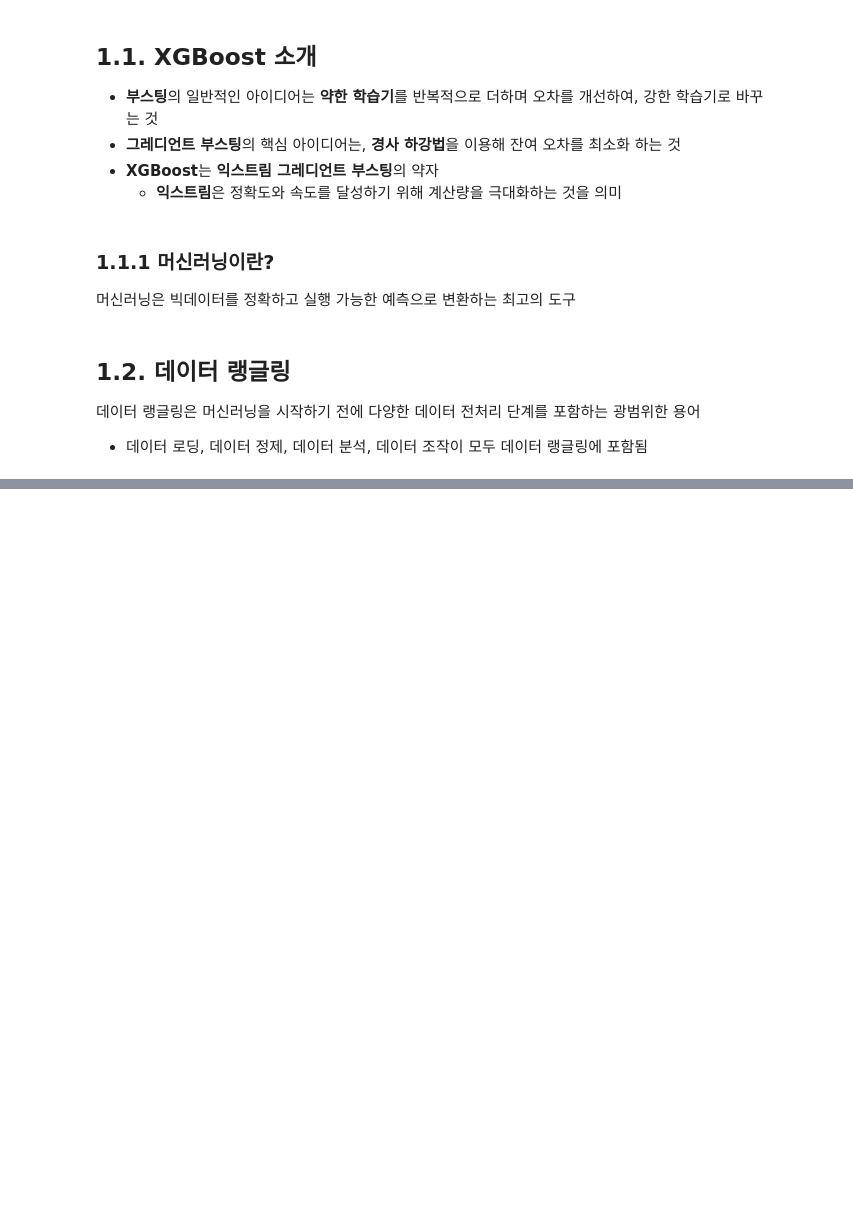
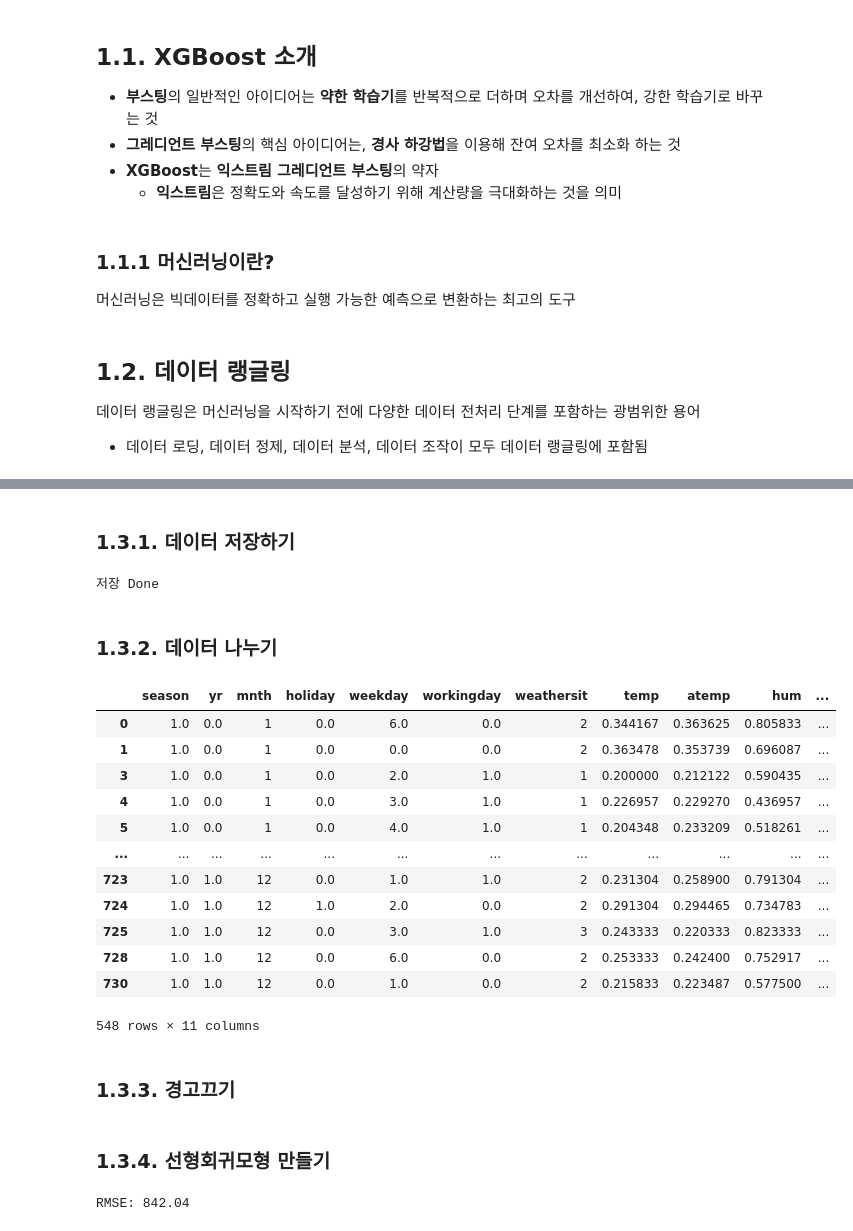
Before and after one commit to jisy2718/ML, a Jupyter notebook: xgboost/Ch01_머신러닝개요/Ch01.머신러닝개요.ipynb, the cells around one changed output, grey strips where cells are left out. Drawn from its saved outputs; the diff is of its cells as text; code cells hidden in the pictures; blank space fills up the shorter version.

```diff
--- a/xgboost/Ch01_머신러닝개요/Ch01.머신러닝개요.ipynb
+++ b/xgboost/Ch01_머신러닝개요/Ch01.머신러닝개요.ipynb
@@ -24,0 +217,4 @@
+# %%
+# 3. yr 결측치처리
+df_bikes['yr'] = df_bikes['yr'].fillna(df_bikes['dteday'].apply(lambda x: x.year - 2011))
+df_bikes.tail()
@@ -24,0 +234,42 @@
+# %% [markdown]
+### 1.3.1. 데이터 저장하기
+# %%
+df_bikes = df_bikes.drop(['registered','casual'],axis=1)
+df_bikes.to_csv('./bike_rentals_cleaned.csv', index=False)
+print('저장 Done')
+# %% [output]
+저장 Done
+# %% [markdown]
+### 1.3.2. 데이터 나누기
+# %%
+# X와 y로 데이터를 나눕니다.
+X = df_bikes.drop(['instant','dteday','cnt'], axis=1)
+y = df_bikes.loc[:,'cnt']
+
+# train_test_split 함수를 임포트합니다.
+from sklearn.model_selection import train_test_split
+
+
+# 데이터를 훈련 세트와 테스트 세트로 나눕니다.
+X_train, X_test, y_train, y_test = train_test_split(X, y, random_state=42)
+
+X_train = X_train.sort_index()
+y_train = y_train.sort_index()
+# %%
+X_train
+# %% [output]
+|  | season | yr | mnth | holiday | weekday | workingday | weathersit | temp | atemp | hum | ... |
+| 0 | 1.0 | 0.0 | 1 | 0.0 | 6.0 | 0.0 | 2 | 0.344167 | 0.363625 | 0.805833 | ... |
+| 1 | 1.0 | 0.0 | 1 | 0.0 | 0.0 | 0.0 | 2 | 0.363478 | 0.353739 | 0.696087 | ... |
+| 3 | 1.0 | 0.0 | 1 | 0.0 | 2.0 | 1.0 | 1 | 0.200000 | 0.212122 | 0.590435 | ... |
+| 4 | 1.0 | 0.0 | 1 | 0.0 | 3.0 | 1.0 | 1 | 0.226957 | 0.229270 | 0.436957 | ... |
+| 5 | 1.0 | 0.0 | 1 | 0.0 | 4.0 | 1.0 | 1 | 0.204348 | 0.233209 | 0.518261 | ... |
+| ... | ... | ... | ... | ... | ... | ... | ... | ... | ... | ... | ... |
+| 723 | 1.0 | 1.0 | 12 | 0.0 | 1.0 | 1.0 | 2 | 0.231304 | 0.258900 | 0.791304 | ... |
+| 724 | 1.0 | 1.0 | 12 | 1.0 | 2.0 | 0.0 | 2 | 0.291304 | 0.294465 | 0.734783 | ... |
+| 725 | 1.0 | 1.0 | 12 | 0.0 | 3.0 | 1.0 | 3 | 0.243333 | 0.220333 | 0.823333 | ... |
+| 728 | 1.0 | 1.0 | 12 | 0.0 | 6.0 | 0.0 | 2 | 0.253333 | 0.242400 | 0.752917 | ... |
+| 730 | 1.0 | 1.0 | 12 | 0.0 | 1.0 | 0.0 | 2 | 0.215833 | 0.223487 | 0.577500 | ... |
+548 rows × 11 columns
+# %% [markdown]
+### 1.3.3. 경고끄기
@@ -24,0 +283,31 @@
+# %% [markdown]
+### 1.3.4. 선형회귀모형 만들기
+# %%
+# LinearRegression 클래스를 임포트합니다.
+from sklearn.linear_model import LinearRegression
+
+# LinearRegression 모델 객체를 만듭니다.
+lin_reg = LinearRegression()
+
+# 훈련 데이터로 lin_reg 객체를 훈련합니다.
+lin_reg.fit(X_train, y_train)
+
+# lin_reg 객체를 사용해 X_test에 대한 예측값을 만듭니다.
+y_pred = lin_reg.predict(X_test)
+
+# mean_squared_error 함수를 임포트합니다.
+from sklearn.metrics import mean_squared_error
+
+# numpy를 임포트합니다.
+import numpy as np
+
+# mean_squared_error 함수로 평균 제곱 오차를 계산합니다.
+mse = mean_squared_error(y_test, y_pred)
+
+# 평균 제곱근 오차를 계산합니다.
+rmse = np.sqrt(mse)
+
+# 평균 제곱근 오차를 출력합니다.
+print("RMSE: %0.2f" % (rmse))
+# %% [output]
+RMSE: 842.04
```
Also changed, not shown: parts of 58 cells of this notebook, 2 other files.
